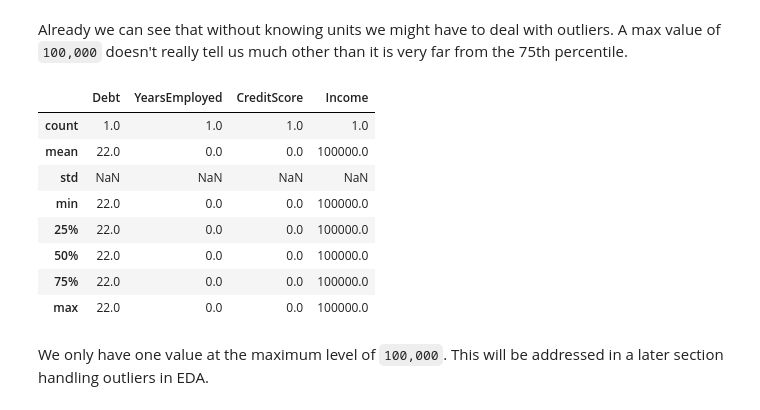
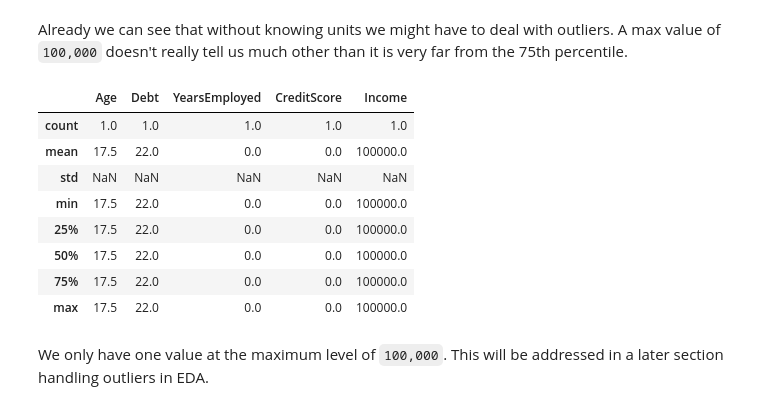
Before and after one commit to nvbergen/DC_project_CC_apps, a Jupyter notebook: Code/Credit approval Project.ipynb, the cells around one changed output. Saved outputs shown, nothing was run; the diff lists cells and outputs as text; code cells hidden in the pictures.

```diff
--- a/Code/Credit approval Project.ipynb
+++ b/Code/Credit approval Project.ipynb
@@ -727,0 +811,4 @@ Name: ZipCode, dtype: float64
+# %%
+#bisect into + and - approval frames.
+approved = apps[apps['ApprovalStatus']=='+'].copy()
+declined = apps[apps['ApprovalStatus'] == '-'].copy()
@@ -727,0 +836,6 @@ Name: ZipCode, dtype: float64
+# %%
+app_labels = approved['ZipCode'].value_counts(normalize= True, dropna=True).index.tolist()
+app_vals = approved['ZipCode'].value_counts(normalize= True, dropna=True).tolist()
+approved['ZipCode'] = approved['ZipCode'].fillna(pd.Series(np.random.choice(app_labels,p=app_vals, size = len(approved)), index = approved.index))
+print(approved.value_counts(subset = ['ZipCode', 'ApprovalStatus'], dropna=False, normalize = True))
+print(approved.isna().sum())
@@ -727,0 +881,7 @@ Name: ZipCode, dtype: float64
+# %%
+dec_labels = declined['ZipCode'].value_counts(normalize= True, dropna=True).index.tolist()
+decl_vals = declined['ZipCode'].value_counts(normalize= True, dropna=True).tolist()
+#decl_vals
+declined['ZipCode'] = declined['ZipCode'].fillna(pd.Series(np.random.choice(dec_labels,p=decl_vals, size = len(declined)), index = declined.index))
+print(declined.value_counts(subset = ['ZipCode', 'ApprovalStatus'], dropna=False, normalize = True))
+print(declined.isna().sum())
@@ -727,0 +906,4 @@ Name: ZipCode, dtype: float64
+# %%
+#now join the two dataframes back to apps.
+apps2 = pd.concat([approved, declined])
+apps2.isna().sum()
@@ -743,18 +952,18 @@ Name: Income, dtype: float64
 # %% [markdown]
 Already we can see that without knowing units we might have to deal with outliers. A max value of `100,000` doesn't really tell us much other than it is very far from the 75th percentile.
 # %%
-apps[apps['Income']==100000].describe()
+apps2[apps2['Income']==100000].describe()
 #thisss
 # %% [output]
-|  | Debt | YearsEmployed | CreditScore | Income |
-| count | 1.0 | 1.0 | 1.0 | 1.0 |
-| mean | 22.0 | 0.0 | 0.0 | 100000.0 |
-| std | NaN | NaN | NaN | NaN |
-| min | 22.0 | 0.0 | 0.0 | 100000.0 |
-| 25% | 22.0 | 0.0 | 0.0 | 100000.0 |
-| 50% | 22.0 | 0.0 | 0.0 | 100000.0 |
-| 75% | 22.0 | 0.0 | 0.0 | 100000.0 |
-| max | 22.0 | 0.0 | 0.0 | 100000.0 |
+|  | Age | Debt | YearsEmployed | CreditScore | Income |
+| count | 1.0 | 1.0 | 1.0 | 1.0 | 1.0 |
+| mean | 17.5 | 22.0 | 0.0 | 0.0 | 100000.0 |
+| std | NaN | NaN | NaN | NaN | NaN |
+| min | 17.5 | 22.0 | 0.0 | 0.0 | 100000.0 |
+| 25% | 17.5 | 22.0 | 0.0 | 0.0 | 100000.0 |
+| 50% | 17.5 | 22.0 | 0.0 | 0.0 | 100000.0 |
+| 75% | 17.5 | 22.0 | 0.0 | 0.0 | 100000.0 |
+| max | 17.5 | 22.0 | 0.0 | 0.0 | 100000.0 |
 # %% [markdown]
 We only have one value at the maximum level of `100,000`. This will be addressed in a later section handling outliers in EDA.
 # %% [markdown]
```
Also changed, not shown: parts of 21 cells of this notebook.
